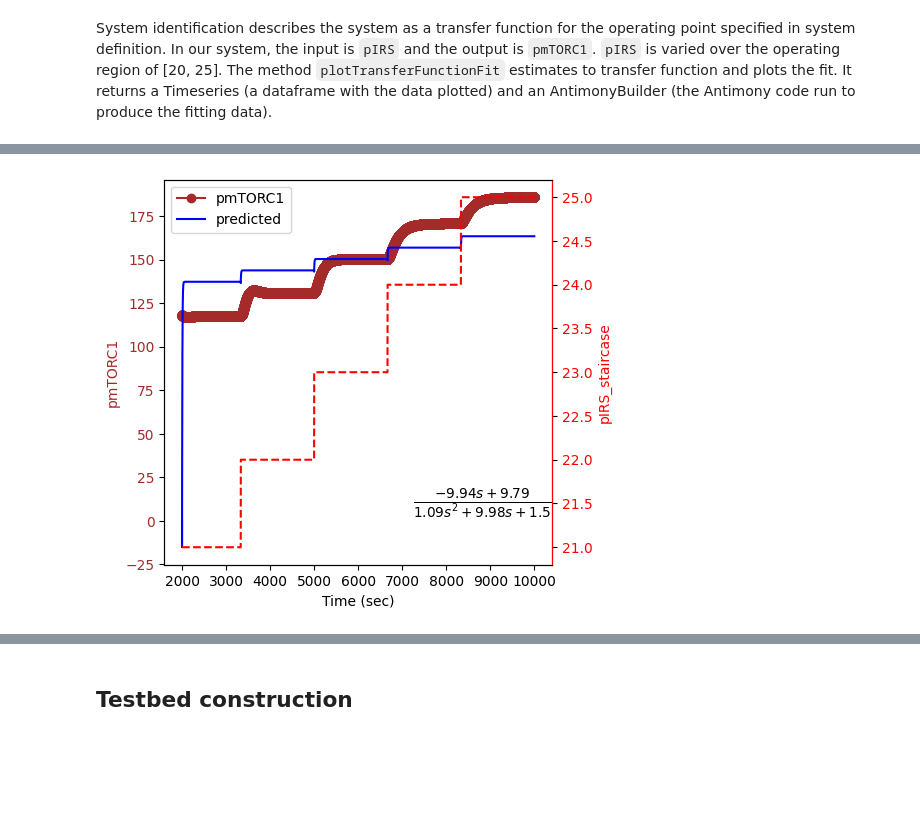
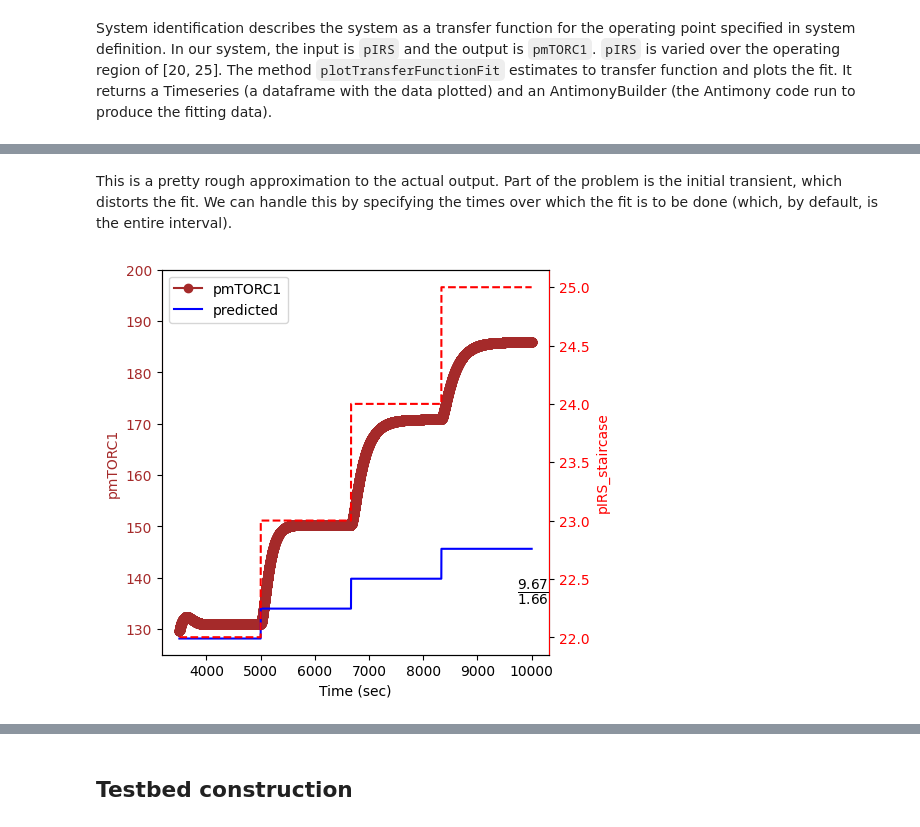
Before and after one commit to joseph-hellerstein/advanced-controls-lectures, a Jupyter notebook: lectures/lecture_06-workflow-for-closed-loop-design/Analysis-of-mTOR.ipynb, the cells around one changed output, grey strips where cells are left out. Drawn from its saved outputs; the diff is of its cells as text; code cells hidden in the pictures; blank space fills up the shorter version.

```diff
--- a/lectures/lecture_06-workflow-for-closed-loop-design/Analysis-of-mTOR.ipynb
+++ b/lectures/lecture_06-workflow-for-closed-loop-design/Analysis-of-mTOR.ipynb
@@ -63,8 +252,7 @@ Based on this, we decide to try the phosphorylated insulin receptor, ``pIRS``.
 # %%
 INPUT_NAME = "pIRS"
 OUTPUT_NAME = "pmTORC1"
-URL = "https://www.ebi.ac.uk/biomodels/services/download/get-files/MODEL1909250003/2/Varusai2018.xml"
-CTLSB = ControlSBML(URL, figsize=(5, 5), times=np.linspace(0, 2000, 20000), markers=False,
+CTLSB = ControlSBML(MTOR_MODEL, figsize=(5, 5), times=np.linspace(0, 2000, 20000), markers=False,
                    save_path="data.csv", input_names=[INPUT_NAME], output_names=[OUTPUT_NAME])  # Specify default value of options
 # %% [markdown]
 We can look at just a subset of the floating specifies by using the output of ``plotModel``.
@@ -121,5 +300,7 @@ System identification describes the system as a transfer function for the operat
+# %% [markdown]
+This is a pretty rough approximation to the actual output. Part of the problem is the initial transient, which distorts the fit. We can handle this by specifying the times over which the fit is to be done (which, by default, is the entire interval).
 # %%
-_ = CTLSB.plotTransferFunctionFit(num_numerator=2, num_denominator=3, initial_value=20, final_value=25,
-                                  fit_start_time=2000, times=np.linspace(0, 10000, 100000))
+_ = CTLSB.plotTransferFunctionFit(num_numerator=1, num_denominator=2, initial_value=20, final_value=25,
+                                  fit_start_time=3500, times=np.linspace(0, 10000, 100000), ylim=[125, 200])
 # %% [output]
-[figure, old version]
+[figure, new version]
```
Also changed, not shown: parts of 50 cells of this notebook, 1 other file.
